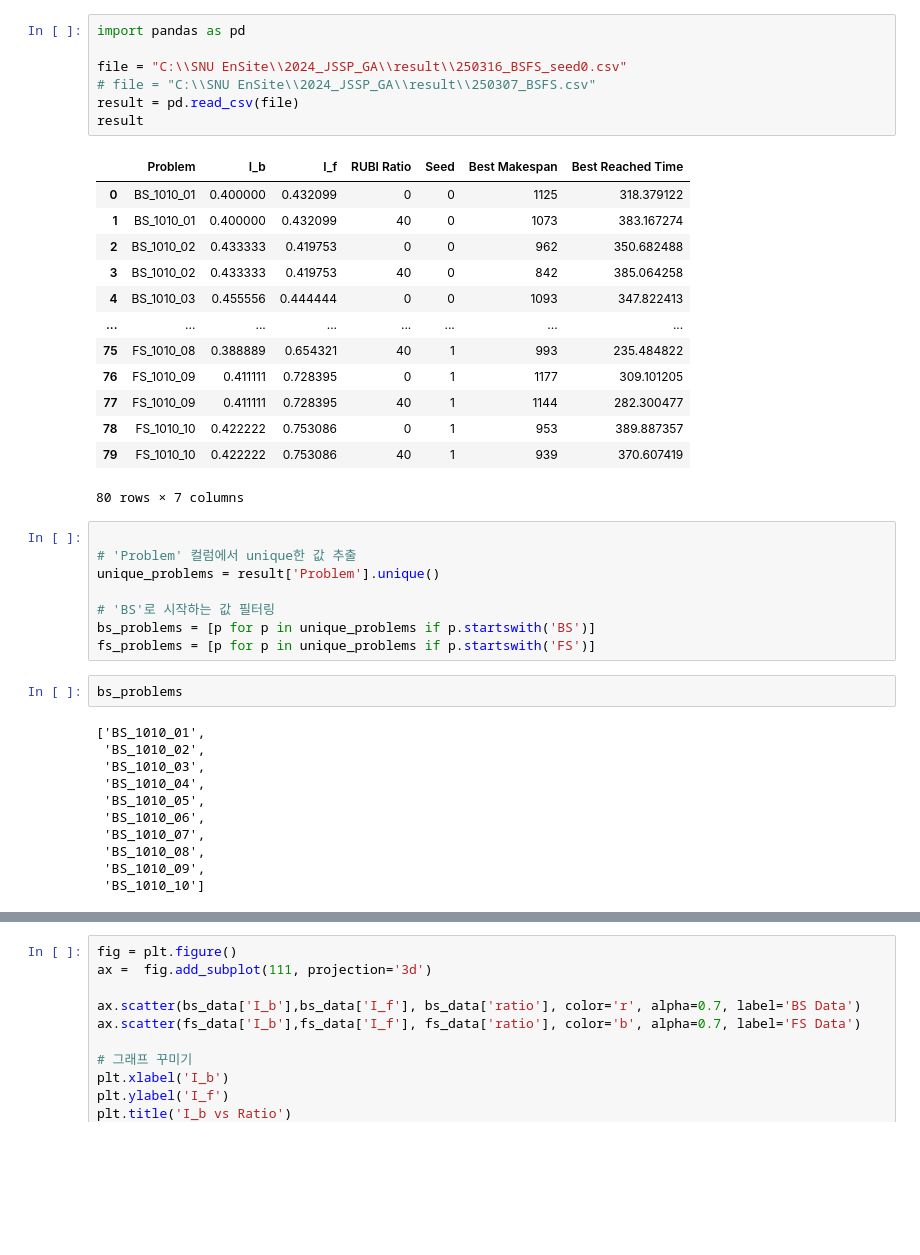
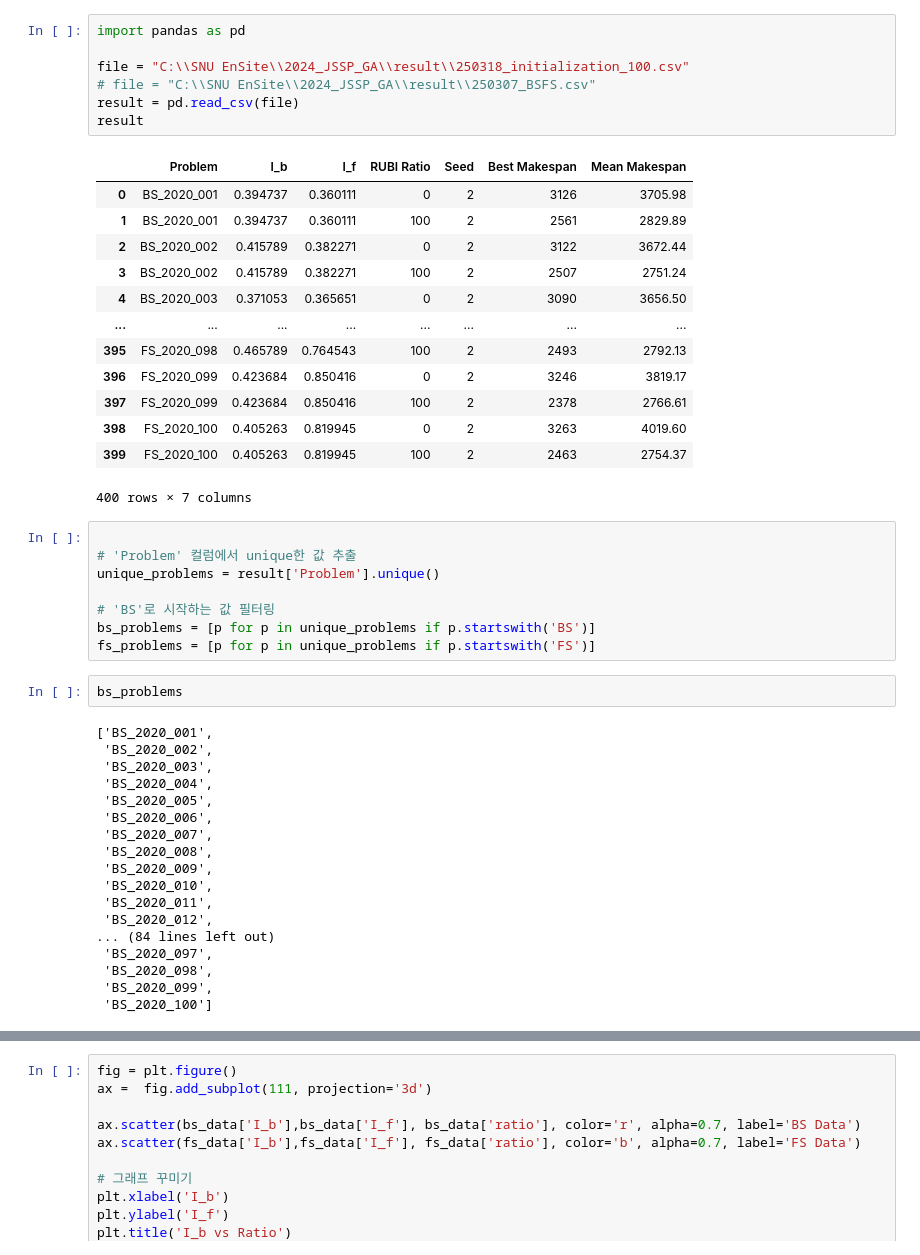
Before and after one commit to SNUPEL/2024_JSSP_GA, a Jupyter notebook: postprocessing/APMS.ipynb, the cells around one changed output, grey strips where cells are left out. Cells and saved outputs as stored; diff of their text form; blank space fills up the shorter version.

```diff
--- a/postprocessing/APMS.ipynb
+++ b/postprocessing/APMS.ipynb
@@ -1,24 +1,24 @@
 # %%
 import pandas as pd
 
-file = "C:\\SNU EnSite\\2024_JSSP_GA\\result\\250316_BSFS_seed0.csv"
+file = "C:\\SNU EnSite\\2024_JSSP_GA\\result\\250318_initialization_100.csv"
 # file = "C:\\SNU EnSite\\2024_JSSP_GA\\result\\250307_BSFS.csv"
 result = pd.read_csv(file)
 result
 # %% [output]
-|  | Problem | I_b | I_f | RUBI Ratio | Seed | Best Makespan | Best Reached Time |
-| 0 | BS_1010_01 | 0.400000 | 0.432099 | 0 | 0 | 1125 | 318.379122 |
-| 1 | BS_1010_01 | 0.400000 | 0.432099 | 40 | 0 | 1073 | 383.167274 |
-| 2 | BS_1010_02 | 0.433333 | 0.419753 | 0 | 0 | 962 | 350.682488 |
-| 3 | BS_1010_02 | 0.433333 | 0.419753 | 40 | 0 | 842 | 385.064258 |
-| 4 | BS_1010_03 | 0.455556 | 0.444444 | 0 | 0 | 1093 | 347.822413 |
+|  | Problem | I_b | I_f | RUBI Ratio | Seed | Best Makespan | Mean Makespan |
+| 0 | BS_2020_001 | 0.394737 | 0.360111 | 0 | 2 | 3126 | 3705.98 |
+| 1 | BS_2020_001 | 0.394737 | 0.360111 | 100 | 2 | 2561 | 2829.89 |
+| 2 | BS_2020_002 | 0.415789 | 0.382271 | 0 | 2 | 3122 | 3672.44 |
+| 3 | BS_2020_002 | 0.415789 | 0.382271 | 100 | 2 | 2507 | 2751.24 |
+| 4 | BS_2020_003 | 0.371053 | 0.365651 | 0 | 2 | 3090 | 3656.50 |
 | ... | ... | ... | ... | ... | ... | ... | ... |
-| 75 | FS_1010_08 | 0.388889 | 0.654321 | 40 | 1 | 993 | 235.484822 |
-| 76 | FS_1010_09 | 0.411111 | 0.728395 | 0 | 1 | 1177 | 309.101205 |
-| 77 | FS_1010_09 | 0.411111 | 0.728395 | 40 | 1 | 1144 | 282.300477 |
-| 78 | FS_1010_10 | 0.422222 | 0.753086 | 0 | 1 | 953 | 389.887357 |
-| 79 | FS_1010_10 | 0.422222 | 0.753086 | 40 | 1 | 939 | 370.607419 |
+| 395 | FS_2020_098 | 0.465789 | 0.764543 | 100 | 2 | 2493 | 2792.13 |
+| 396 | FS_2020_099 | 0.423684 | 0.850416 | 0 | 2 | 3246 | 3819.17 |
+| 397 | FS_2020_099 | 0.423684 | 0.850416 | 100 | 2 | 2378 | 2766.61 |
+| 398 | FS_2020_100 | 0.405263 | 0.819945 | 0 | 2 | 3263 | 4019.60 |
+| 399 | FS_2020_100 | 0.405263 | 0.819945 | 100 | 2 | 2463 | 2754.37 |
-80 rows × 7 columns
+400 rows × 7 columns
 # %%
 
 # 'Problem' 컬럼에서 unique한 값 추출
@@ -30,16 +30,23 @@ fs_problems = [p for p in unique_problems if p.startswith('FS')]
 # %%
 bs_problems
 # %% [output]
-['BS_1010_01',
- 'BS_1010_02',
- 'BS_1010_03',
- 'BS_1010_04',
- 'BS_1010_05',
- 'BS_1010_06',
- 'BS_1010_07',
- 'BS_1010_08',
- 'BS_1010_09',
- 'BS_1010_10']
+['BS_2020_001',
+ 'BS_2020_002',
+ 'BS_2020_003',
+ 'BS_2020_004',
+ 'BS_2020_005',
+ 'BS_2020_006',
+ 'BS_2020_007',
+ 'BS_2020_008',
+ 'BS_2020_009',
+ 'BS_2020_010',
+ 'BS_2020_011',
+ 'BS_2020_012',
+... (84 lines left out)
+ 'BS_2020_097',
+ 'BS_2020_098',
+ 'BS_2020_099',
+ 'BS_2020_100']
 # %%
 
 def process_problem_group(df, problem_list):
```
Also changed, not shown: parts of 8 cells of this notebook, 7 other files.
